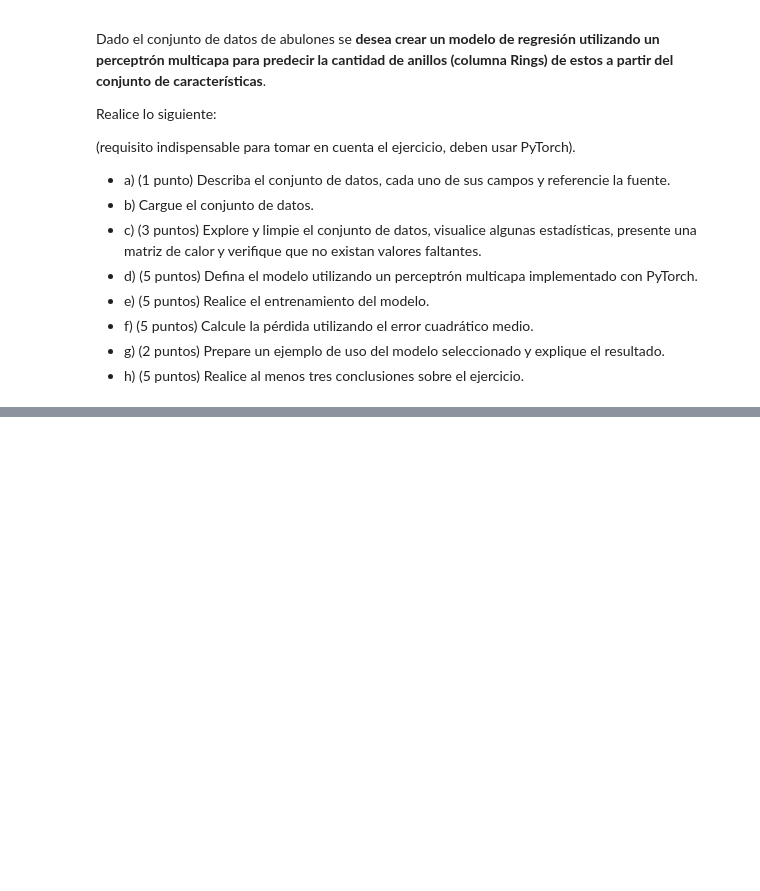
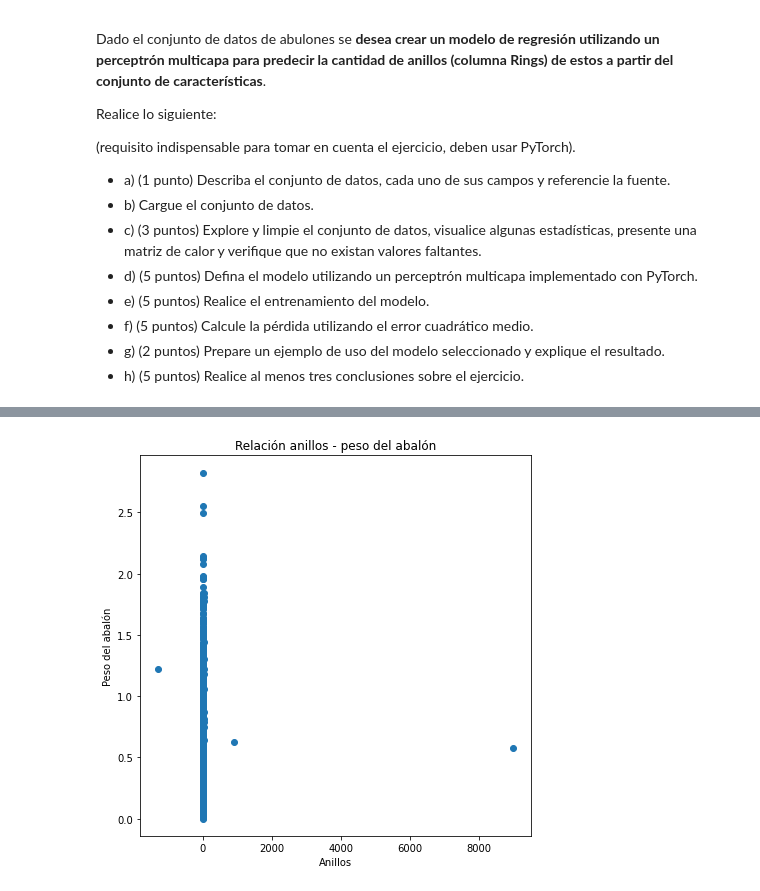
Before and after one commit to juanignava/AI.Project2, a Jupyter notebook: Tarea2.ipynb, the cells around one changed output, grey strips where cells are left out. Drawn from its saved outputs; the diff is of its cells as text; code cells hidden in the pictures; blank space fills up the shorter version.

```diff
--- a/Tarea2.ipynb
+++ b/Tarea2.ipynb
@@ -213,0 +280,7 @@ Realice lo siguiente:
+# %%
+# En el caso de una comparación de los anillos con el peso de todo el abalon
+
+plot_data(data,'Rings', 'Whole', 'Anillos','Peso del abalón',
+          'Relación anillos - peso del abalón')
+# %% [output]
+[figure, added]
```
Also changed, not shown: parts of 9 cells of this notebook.
